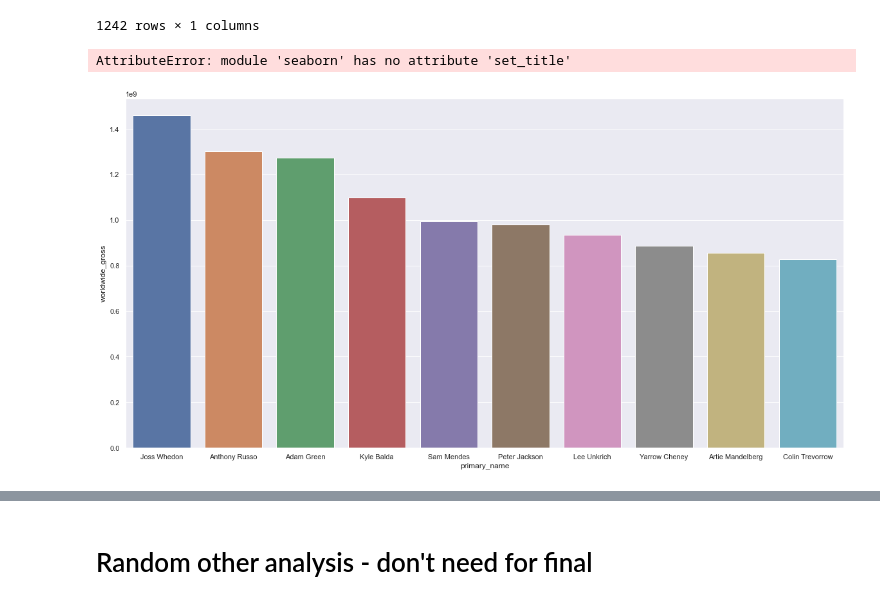
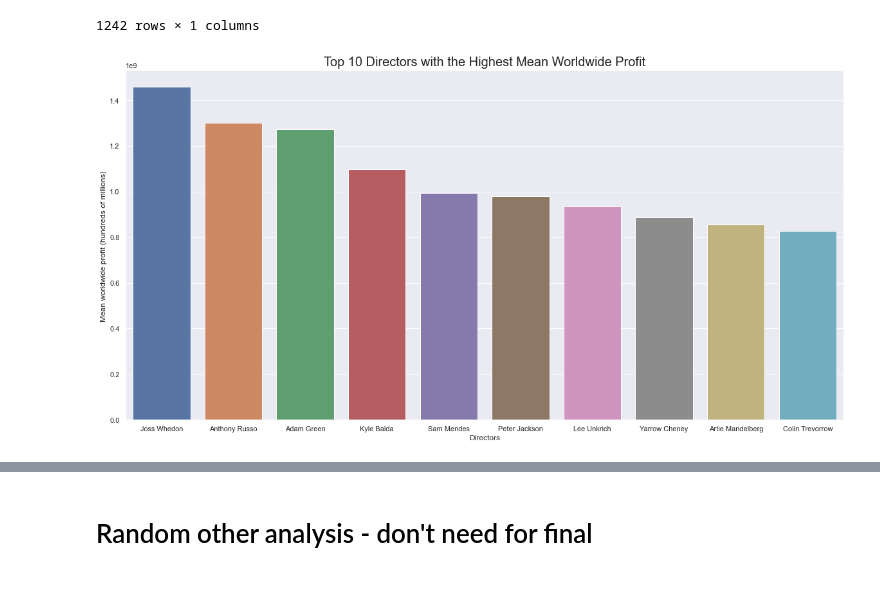
Before and after one commit to abwilliamss/AIAcademy-capstone, a Jupyter notebook: abby.ipynb, the cells around one changed output, grey strips where cells are left out. Drawn from its saved outputs; the diff is of its cells as text; code cells hidden in the pictures.

```diff
--- a/abby.ipynb
+++ b/abby.ipynb
@@ -150,15 +165,15 @@ directors_profit
 # %%
 import seaborn as sns
 d = directors_profit.head(10)
-sns.barplot(x=d.index, y= d['worldwide_gross'])
-
+plot = sns.barplot(x=d.index, y= d['worldwide_gross'])
+plot.set_title('Top 10 Directors with the Highest Mean Worldwide Profit', fontdict={'size': 20})
+plot.set_xlabel('Directors')
+plot.set_ylabel('Mean worldwide profit (hundreds of millions) ')
 # Set label for y-axis
 
 # Set title for plot
-sns.set_title( "Bill vs Tips" , size = 24 )
 sns.color_palette("mako", as_cmap=True)
 sns.set(rc={'figure.figsize':(20,10)})
 # pt.set_xticklabels(rotation=90)
 # %% [output]
-AttributeError: module 'seaborn' has no attribute 'set_title'
-[figure, old version]
+[figure, new version]
```
Also changed, not shown: parts of 4 cells of this notebook.
